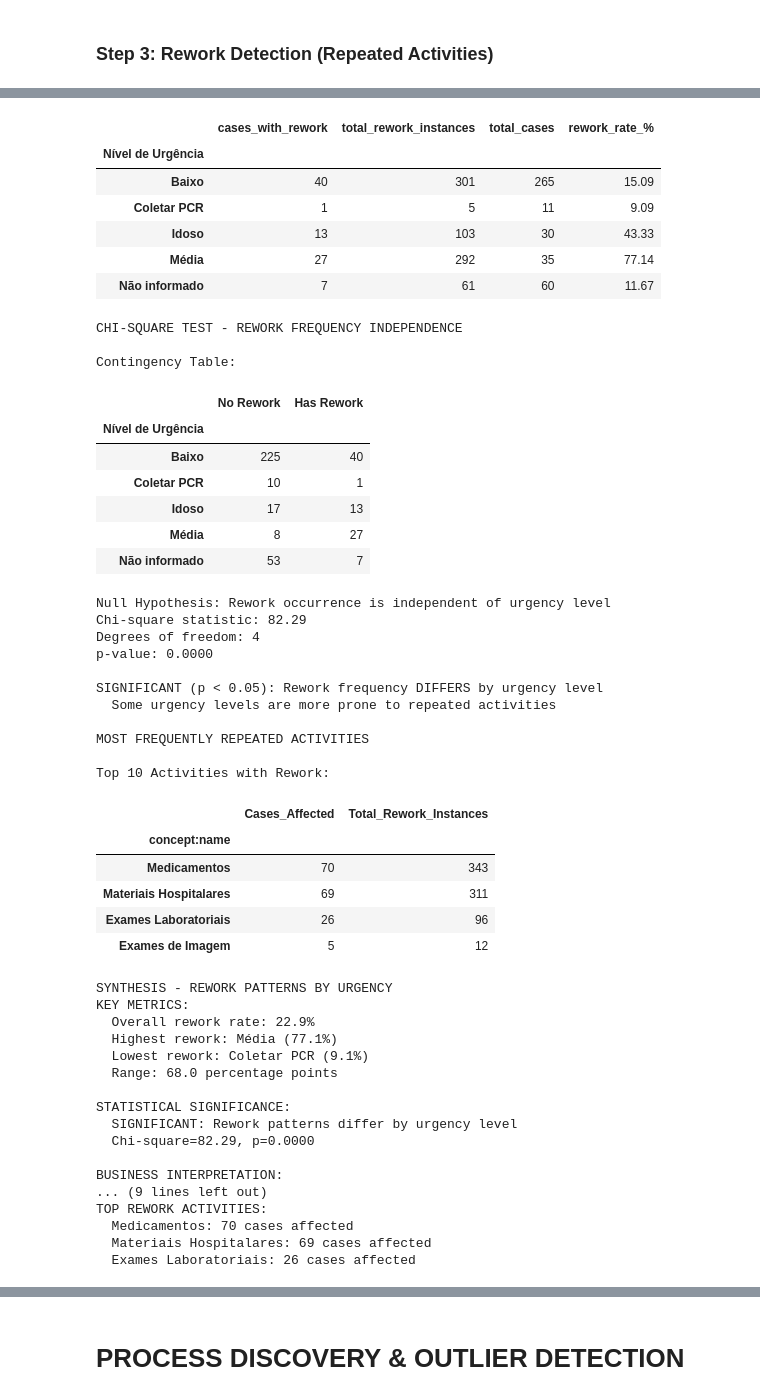
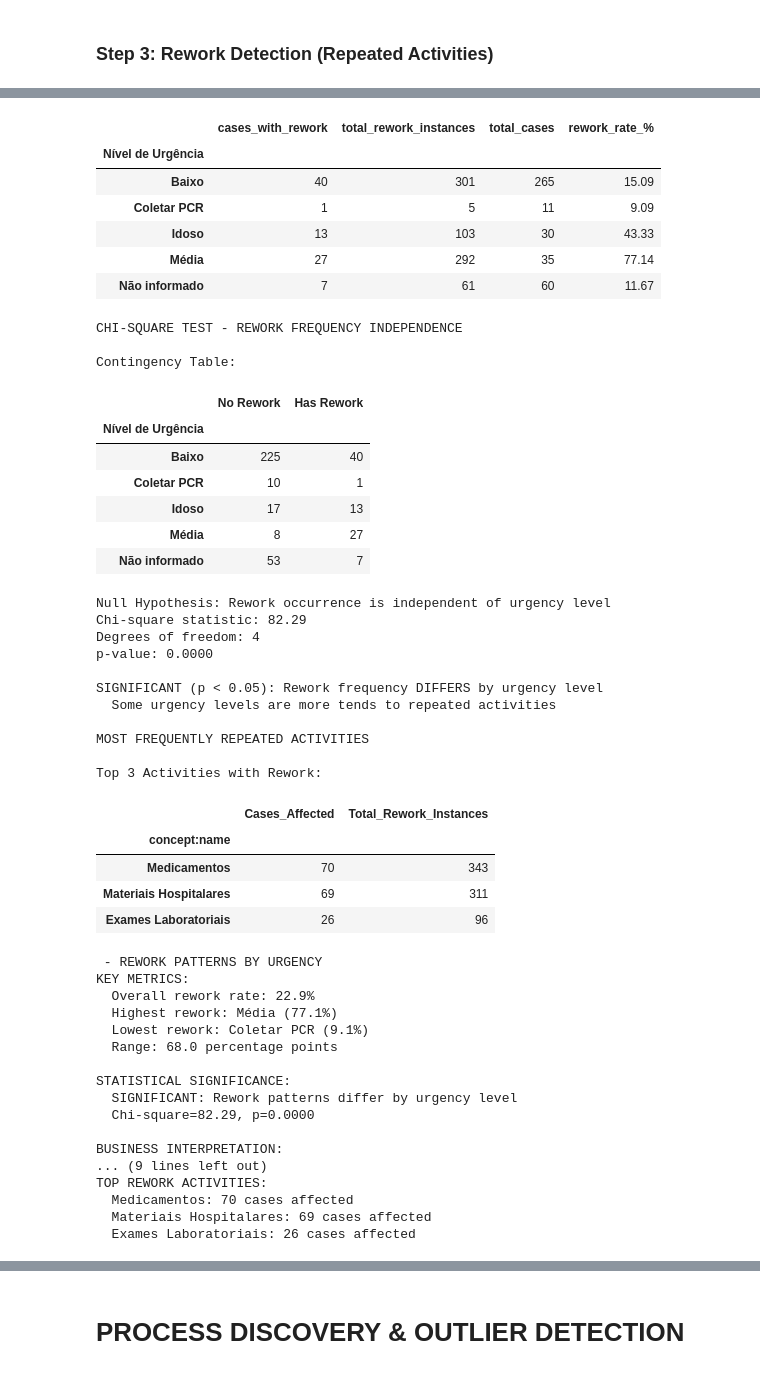
Before and after one commit to AngelaAldaoud/BIS-Exam-Project, a Jupyter notebook: Exam.ipynb, the cells around one changed output, grey strips where cells are left out. Cells and saved outputs as stored; diff of their text form; code cells hidden in the pictures.

```diff
--- a/Exam.ipynb
+++ b/Exam.ipynb
@@ -1598,7 +1598,7 @@ Available clinical attributes for segmentation:
 # STEP 2: SELECTING SEGMENTATION ATTRIBUTE
 
 #  Use 'Nível de Urgência' (Urgency Level) for ER analysis
-EGMENTATION_ATTRIBUTE = 'Nível de Urgência'
+SEGMENTATION_ATTRIBUTE = 'Nível de Urgência'
 
 print(f"✓ Segmenting by: {SEGMENTATION_ATTRIBUTE}")
 
@@ -2355,7 +2355,7 @@ print(f"p-value: {p_value:.4f}")
 
 if p_value < 0.05:
     print(f"\nSIGNIFICANT (p < 0.05): Rework frequency DIFFERS by urgency level")
-    print(f"  Some urgency levels are more prone to repeated activities")
+    print(f"  Some urgency levels are more tends to repeated activities")
 else:
     print(f"\nNOT SIGNIFICANT (p ≥ 0.05): Rework frequency is similar across urgency levels")
     print(f"  All urgency levels have comparable rework rates")
@@ -2368,11 +2368,11 @@ top_rework_activities = (
     rework_by_segment.groupby('concept:name')
     .agg({'case:concept:name': 'nunique', 'occurrences': 'sum'})
     .sort_values('occurrences', ascending=False)
-    .head(10)
+    .head(3)
 )
 top_rework_activities.columns = ['Cases_Affected', 'Total_Rework_Instances']
 
-print("\nTop 10 Activities with Rework:")
+print("\nTop 3 Activities with Rework:")
 display(top_rework_activities)
 
 #
@@ -2410,7 +2410,7 @@ else:
 
 print(f"\nINSIGHT:")
 if p_value < 0.05:
-    print(f"  Rework IS associated with urgency classification.")
+    print(f"  Rework associated with urgency classification.")
     print(f"  Focus improvement efforts on {max_rework_segment} segment.")
 else:
     print(f"  Rework occurs uniformly regardless of urgency level.")
@@ -2431,37 +2430,36 @@ Rework events by segment:
 | Nível de Urgência |  |  |  |  |
 | Baixo | 40 | 301 | 265 | 15.09 |
 | Coletar PCR | 1 | 5 | 11 | 9.09 |
 | Idoso | 13 | 103 | 30 | 43.33 |
 | Média | 27 | 292 | 35 | 77.14 |
 | Não informado | 7 | 61 | 60 | 11.67 |
 CHI-SQUARE TEST - REWORK FREQUENCY INDEPENDENCE
 
 Contingency Table:
 |  | No Rework | Has Rework |
 | Nível de Urgência |  |  |
 | Baixo | 225 | 40 |
 | Coletar PCR | 10 | 1 |
 | Idoso | 17 | 13 |
 | Média | 8 | 27 |
 | Não informado | 53 | 7 |
 Null Hypothesis: Rework occurrence is independent of urgency level
 Chi-square statistic: 82.29
 Degrees of freedom: 4
 p-value: 0.0000
 
 SIGNIFICANT (p < 0.05): Rework frequency DIFFERS by urgency level
-  Some urgency levels are more prone to repeated activities
+  Some urgency levels are more tends to repeated activities
 
 MOST FREQUENTLY REPEATED ACTIVITIES
 
-Top 10 Activities with Rework:
+Top 3 Activities with Rework:
 |  | Cases_Affected | Total_Rework_Instances |
 | concept:name |  |  |
 | Medicamentos | 70 | 343 |
 | Materiais Hospitalares | 69 | 311 |
 | Exames Laboratoriais | 26 | 96 |
-| Exames de Imagem | 5 | 12 |
-SYNTHESIS - REWORK PATTERNS BY URGENCY
+ - REWORK PATTERNS BY URGENCY
 KEY METRICS:
   Overall rework rate: 22.9%
   Highest rework: Média (77.1%)
```
Also changed, not shown: parts of 12 cells of this notebook, 10 other files.
